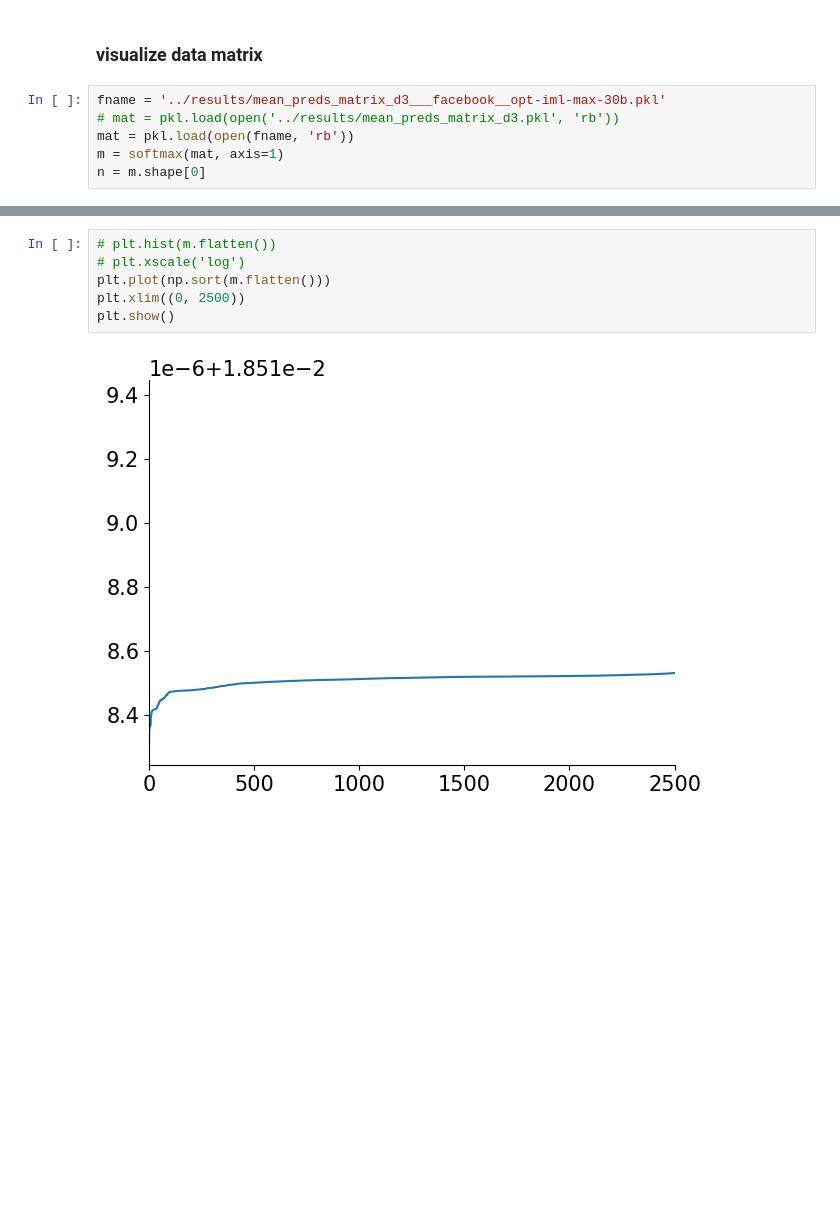
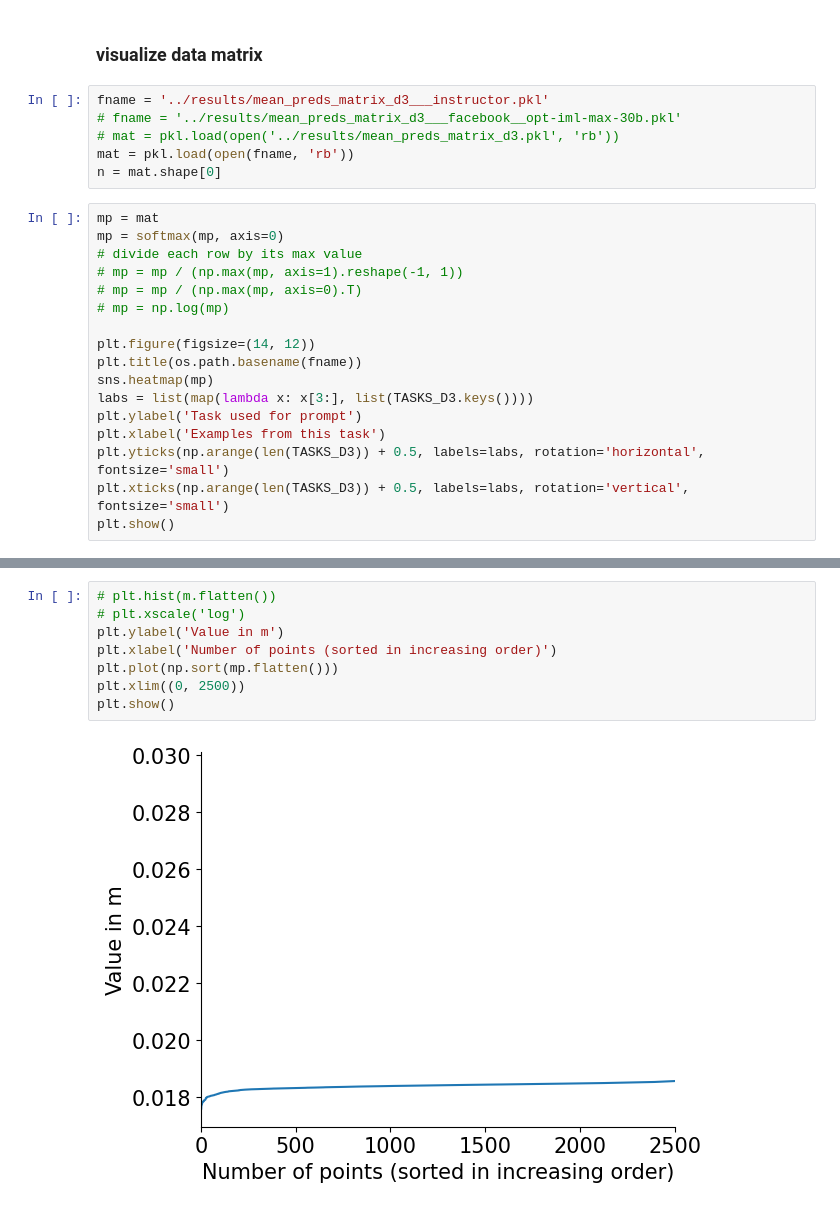
Before and after one commit to microsoft/automated-explanations, a Jupyter notebook: notebooks/00_eda_d3.ipynb, the cells around one changed output, grey strips where cells are left out. Drawn from its saved outputs; the diff is of its cells as text; blank space fills up the shorter version.

Commit message:
instructor model gt embeddings

```diff
--- a/notebooks/00_eda_d3.ipynb
+++ b/notebooks/00_eda_d3.ipynb
@@ -18,8 +21,25 @@ from scipy.special import softmax
 # %% [markdown]
 ### visualize data matrix
 # %%
-fname = '../results/mean_preds_matrix_d3___facebook__opt-iml-max-30b.pkl'
+fname = '../results/mean_preds_matrix_d3___instructor.pkl'
+# fname = '../results/mean_preds_matrix_d3___facebook__opt-iml-max-30b.pkl'
 # mat = pkl.load(open('../results/mean_preds_matrix_d3.pkl', 'rb'))
 mat = pkl.load(open(fname, 'rb'))
-m = softmax(mat, axis=1)
-n = m.shape[0]
+n = mat.shape[0]
+# %%
+mp = mat
+mp = softmax(mp, axis=0)
+# divide each row by its max value
+# mp = mp / (np.max(mp, axis=1).reshape(-1, 1))
+# mp = mp / (np.max(mp, axis=0).T)
+# mp = np.log(mp)
+
+plt.figure(figsize=(14, 12))
+plt.title(os.path.basename(fname))
+sns.heatmap(mp)
+labs = list(map(lambda x: x[3:], list(TASKS_D3.keys())))
+plt.ylabel('Task used for prompt')
+plt.xlabel('Examples from this task')
+plt.yticks(np.arange(len(TASKS_D3)) + 0.5, labels=labs, rotation='horizontal', fontsize='small')
+plt.xticks(np.arange(len(TASKS_D3)) + 0.5, labels=labs, rotation='vertical', fontsize='small')
+plt.show()
@@ -26,8 +48,10 @@ n = m.shape[0]
 # %%
 # plt.hist(m.flatten())
 # plt.xscale('log')
-plt.plot(np.sort(m.flatten()))
+plt.ylabel('Value in m')
+plt.xlabel('Number of points (sorted in increasing order)')
+plt.plot(np.sort(mp.flatten()))
 plt.xlim((0, 2500))
 plt.show()
 # %% [output]
-[figure, old version]
+[figure, new version]
```
Also changed, not shown: parts of 3 cells of this notebook, 2 other files.
